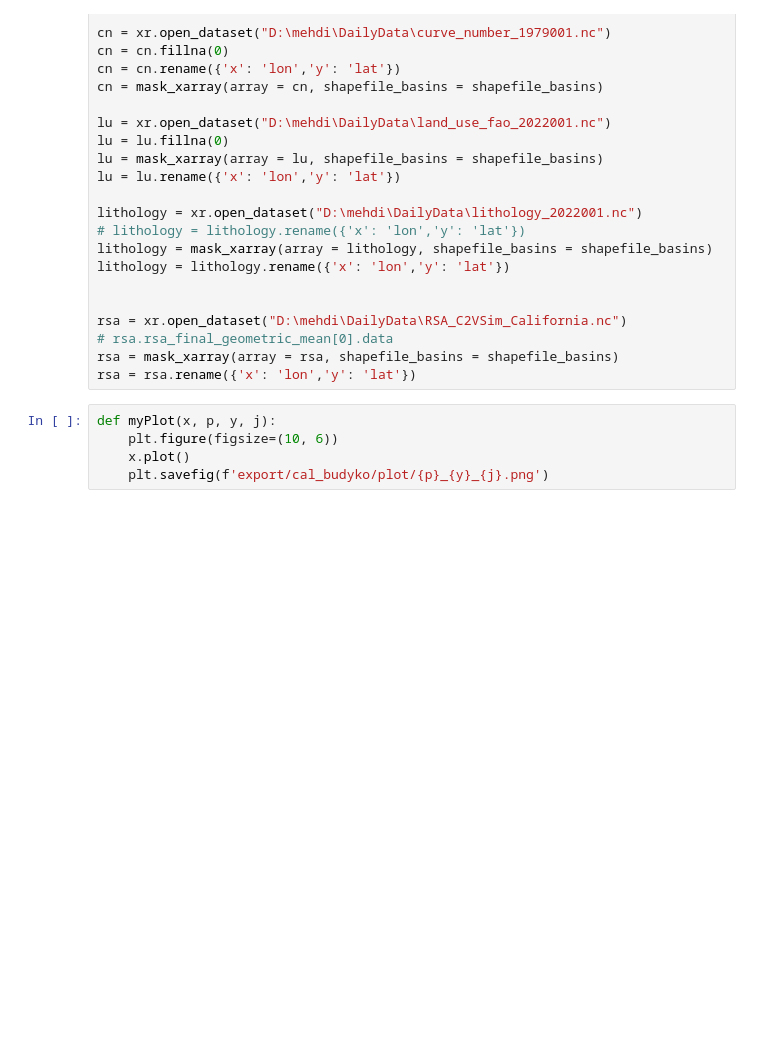
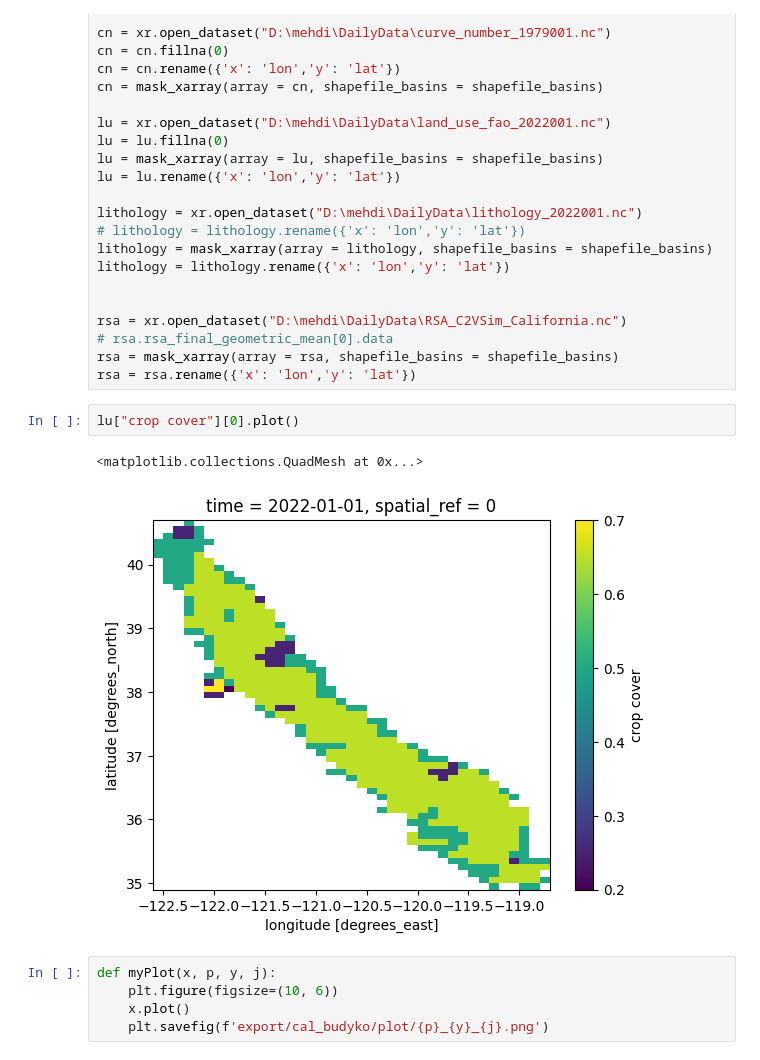
Before and after one commit to mahdi98mnm/wb_weri, a Jupyter notebook: readData.ipynb, the cells around one changed output. Saved outputs shown, nothing was run; the diff lists cells and outputs as text; blank space fills up the shorter version.

```diff
--- a/readData.ipynb
+++ b/readData.ipynb
@@ -121,6 +121,11 @@ rsa = xr.open_dataset("D:\mehdi\DailyData\RSA_C2VSim_California.nc")
 # rsa.rsa_final_geometric_mean[0].data
 rsa = mask_xarray(array = rsa, shapefile_basins = shapefile_basins)
 rsa = rsa.rename({'x': 'lon','y': 'lat'})
+# %%
+lu["crop cover"][0].plot()
+# %% [output]
+<matplotlib.collections.QuadMesh at 0x...>
+[figure, added]
 # %%
 def myPlot(x, p, y, j):
     plt.figure(figsize=(10, 6))
```
Also changed, not shown: parts of 3 cells of this notebook, 1 other file.
